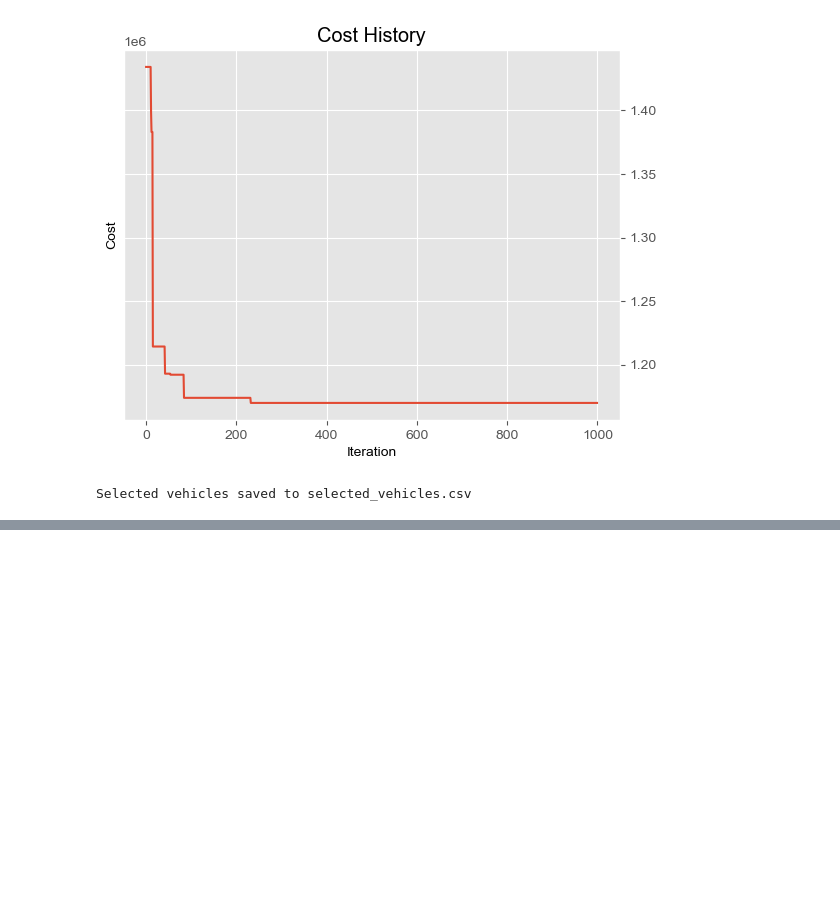
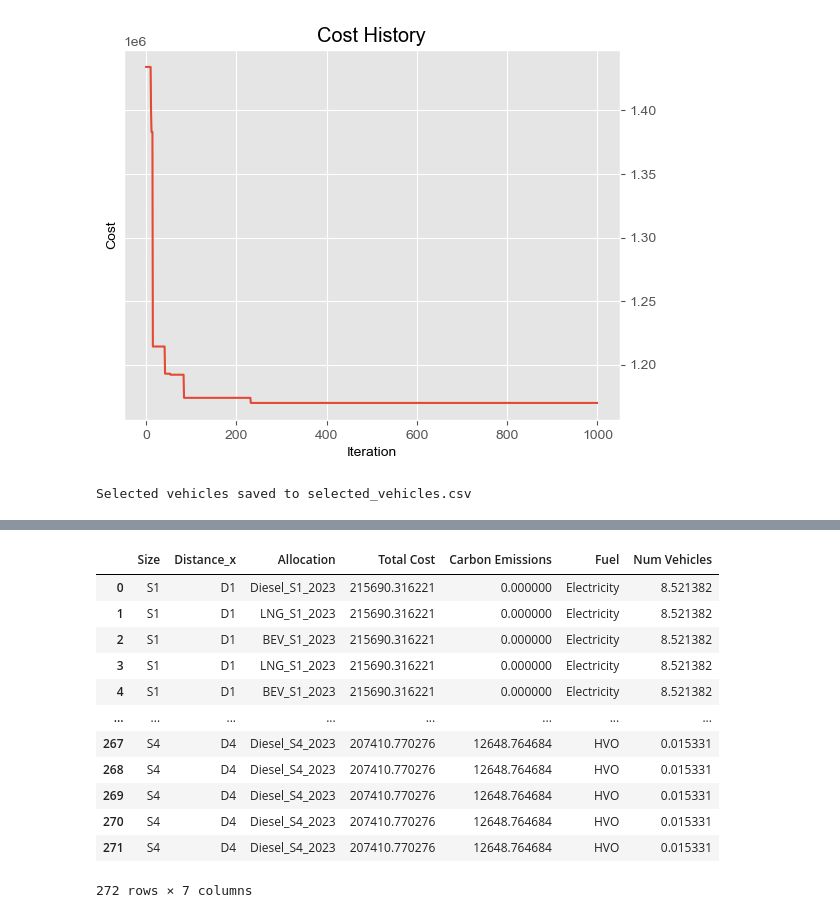
Before and after one commit to yashyaks/FleetStructureOptimization, a Jupyter notebook: pso2.ipynb, the cells around one changed output, grey strips where cells are left out. Cells and saved outputs as stored; diff of their text form; code cells hidden in the pictures; blank space fills up the shorter version.

```diff
--- a/pso2.ipynb
+++ b/pso2.ipynb
@@ -25,21 +25,3 @@ import matplotlib.pyplot as plt
 import random
 from pathlib import Path
 import pyswarms as ps
-# %%
-RANDOM_SEED = 42
-random.seed(RANDOM_SEED)
-np.random.seed(RANDOM_SEED)
-
-# NUM_vehicles = 3
-NUM_vehicles = data['ID'].nunique()
-NUM_Fuel = 5
-Min_cost = 500000
-SWARM_SIZE = 30
-NUM_ITER = 1000
-
-# basepath Path(".")
-data = pd.read_csv("data/fleet_data_2023.csv")
-data.head()
-# food data['Food"]
-# cal lookup data[ 'Calories").values
-# utility data['Utility').values -1
@@ -314,0 +842,30 @@ Selected vehicles saved to selected_vehicles.csv
+# %%
+# Convert to DataFrame
+pareto_df = pd.DataFrame(pareto_solutions, columns=["Size", "Distance_x", "Allocation", "Total Cost", "Carbon Emissions","Fuel"])
+
+# Compute the number of vehicles required
+pareto_df["Num Vehicles"] = pareto_df.apply(
+    lambda row: df[(df["Size"] == row["Size"]) & (df["Distance_x"] == row["Distance_x"])].iloc[0]["Demand (km)"] /
+                df[(df["Size"] == row["Size"]) & (df["Distance_x"] == row["Distance_x"])].iloc[0]["Yearly range (km)"],
+    axis=1
+)
+
+# Save only final selections to CSV
+# pareto_df.to_csv("pareto_optimal_solutions_final.csv", index=False)
+
+# Print final selections
+pareto_df
+# %% [output]
+|  | Size | Distance_x | Allocation | Total Cost | Carbon Emissions | Fuel | Num Vehicles |
+| 0 | S1 | D1 | Diesel_S1_2023 | 215690.316221 | 0.000000 | Electricity | 8.521382 |
+| 1 | S1 | D1 | LNG_S1_2023 | 215690.316221 | 0.000000 | Electricity | 8.521382 |
+| 2 | S1 | D1 | BEV_S1_2023 | 215690.316221 | 0.000000 | Electricity | 8.521382 |
+| 3 | S1 | D1 | LNG_S1_2023 | 215690.316221 | 0.000000 | Electricity | 8.521382 |
+| 4 | S1 | D1 | BEV_S1_2023 | 215690.316221 | 0.000000 | Electricity | 8.521382 |
+| ... | ... | ... | ... | ... | ... | ... | ... |
+| 267 | S4 | D4 | Diesel_S4_2023 | 207410.770276 | 12648.764684 | HVO | 0.015331 |
+| 268 | S4 | D4 | Diesel_S4_2023 | 207410.770276 | 12648.764684 | HVO | 0.015331 |
+| 269 | S4 | D4 | Diesel_S4_2023 | 207410.770276 | 12648.764684 | HVO | 0.015331 |
+| 270 | S4 | D4 | Diesel_S4_2023 | 207410.770276 | 12648.764684 | HVO | 0.015331 |
+| 271 | S4 | D4 | Diesel_S4_2023 | 207410.770276 | 12648.764684 | HVO | 0.015331 |
+272 rows × 7 columns
```
Also changed, not shown: parts of 16 cells of this notebook, 1 other file.
